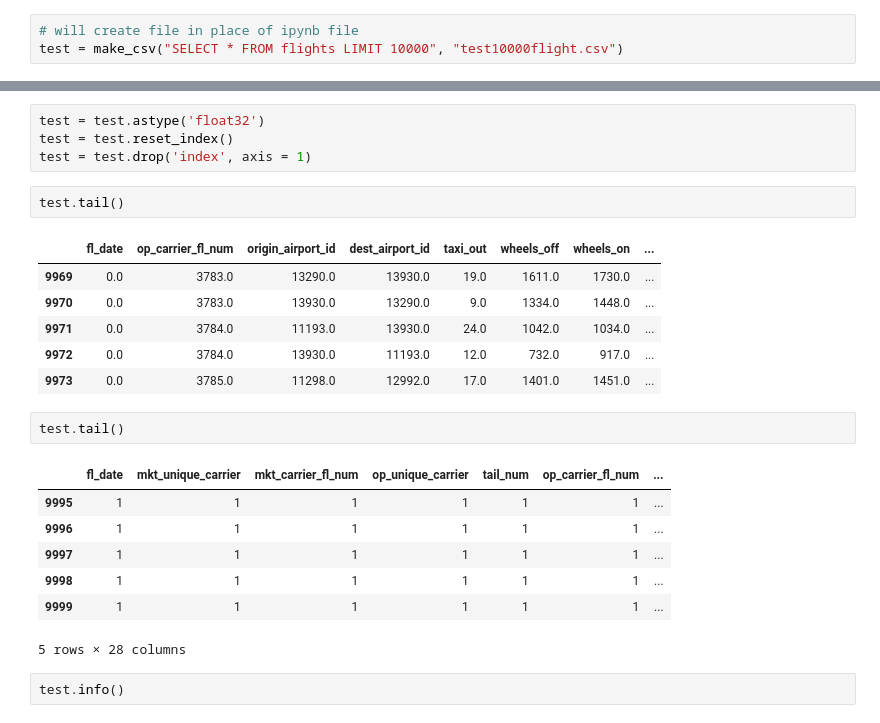
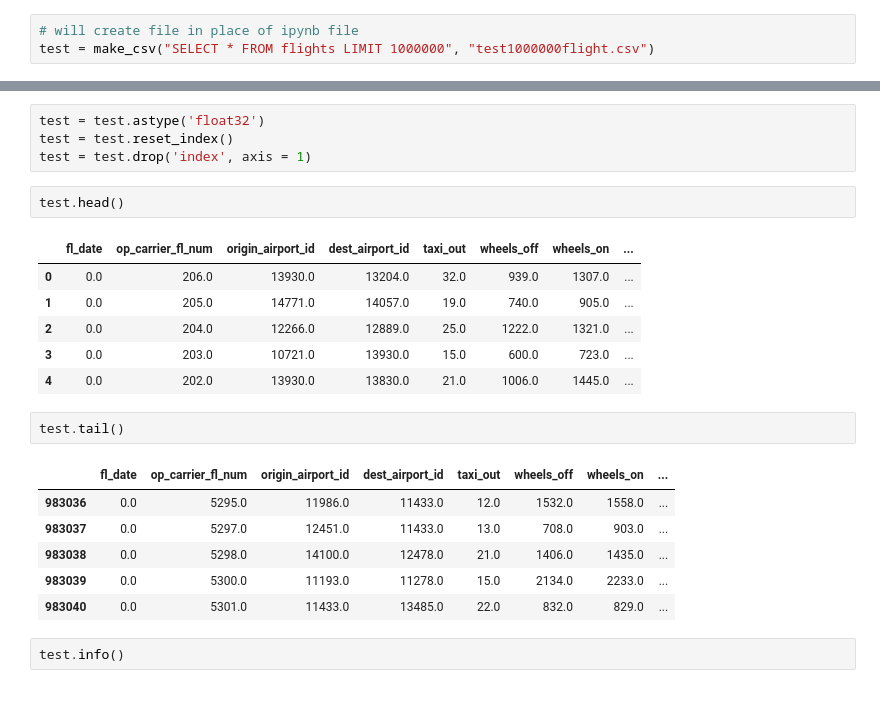
Before and after one commit to Leighson/lighthouse-midterm, a Jupyter notebook: Testing_Ground-George.ipynb, the cells around one changed output, grey strips where cells are left out. Cells and saved outputs as stored; diff of their text form.

```diff
--- a/Testing_Ground-George.ipynb
+++ b/Testing_Ground-George.ipynb
@@ -63,7 +66,7 @@ def make_csv(query, filename):
 -
 # %%
 # will create file in place of ipynb file
-test = make_csv("SELECT * FROM flights LIMIT 10000", "test10000flight.csv")
+test = make_csv("SELECT * FROM flights LIMIT 1000000", "test1000000flight.csv")
 # %% [output]
 creating connection...
 running query...
@@ -130,24 +133,23 @@ test = test.astype('float32')
 test = test.reset_index()
 test = test.drop('index', axis = 1)
 # %%
-test.tail()
+test.head()
 # %% [output]
 |  | fl_date | op_carrier_fl_num | origin_airport_id | dest_airport_id | taxi_out | wheels_off | wheels_on | ... |
-| 9969 | 0.0 | 3783.0 | 13290.0 | 13930.0 | 19.0 | 1611.0 | 1730.0 | ... |
-| 9970 | 0.0 | 3783.0 | 13930.0 | 13290.0 | 9.0 | 1334.0 | 1448.0 | ... |
-| 9971 | 0.0 | 3784.0 | 11193.0 | 13930.0 | 24.0 | 1042.0 | 1034.0 | ... |
-| 9972 | 0.0 | 3784.0 | 13930.0 | 11193.0 | 12.0 | 732.0 | 917.0 | ... |
-| 9973 | 0.0 | 3785.0 | 11298.0 | 12992.0 | 17.0 | 1401.0 | 1451.0 | ... |
+| 0 | 0.0 | 206.0 | 13930.0 | 13204.0 | 32.0 | 939.0 | 1307.0 | ... |
+| 1 | 0.0 | 205.0 | 14771.0 | 14057.0 | 19.0 | 740.0 | 905.0 | ... |
+| 2 | 0.0 | 204.0 | 12266.0 | 12889.0 | 25.0 | 1222.0 | 1321.0 | ... |
+| 3 | 0.0 | 203.0 | 10721.0 | 13930.0 | 15.0 | 600.0 | 723.0 | ... |
+| 4 | 0.0 | 202.0 | 13930.0 | 13830.0 | 21.0 | 1006.0 | 1445.0 | ... |
 # %%
 test.tail()
 # %% [output]
-|  | fl_date | mkt_unique_carrier | mkt_carrier_fl_num | op_unique_carrier | tail_num | op_carrier_fl_num | ... |
-| 9995 | 1 | 1 | 1 | 1 | 1 | 1 | ... |
-| 9996 | 1 | 1 | 1 | 1 | 1 | 1 | ... |
-| 9997 | 1 | 1 | 1 | 1 | 1 | 1 | ... |
-| 9998 | 1 | 1 | 1 | 1 | 1 | 1 | ... |
-| 9999 | 1 | 1 | 1 | 1 | 1 | 1 | ... |
+|  | fl_date | op_carrier_fl_num | origin_airport_id | dest_airport_id | taxi_out | wheels_off | wheels_on | ... |
+| 983036 | 0.0 | 5295.0 | 11986.0 | 11433.0 | 12.0 | 1532.0 | 1558.0 | ... |
+| 983037 | 0.0 | 5297.0 | 12451.0 | 11433.0 | 13.0 | 708.0 | 903.0 | ... |
+| 983038 | 0.0 | 5298.0 | 14100.0 | 12478.0 | 21.0 | 1406.0 | 1435.0 | ... |
+| 983039 | 0.0 | 5300.0 | 11193.0 | 11278.0 | 15.0 | 2134.0 | 2233.0 | ... |
+| 983040 | 0.0 | 5301.0 | 11433.0 | 13485.0 | 22.0 | 832.0 | 829.0 | ... |
-5 rows × 28 columns
 # %%
 test.info()
 # %% [output]
```
Also changed, not shown: parts of 18 cells of this notebook.
